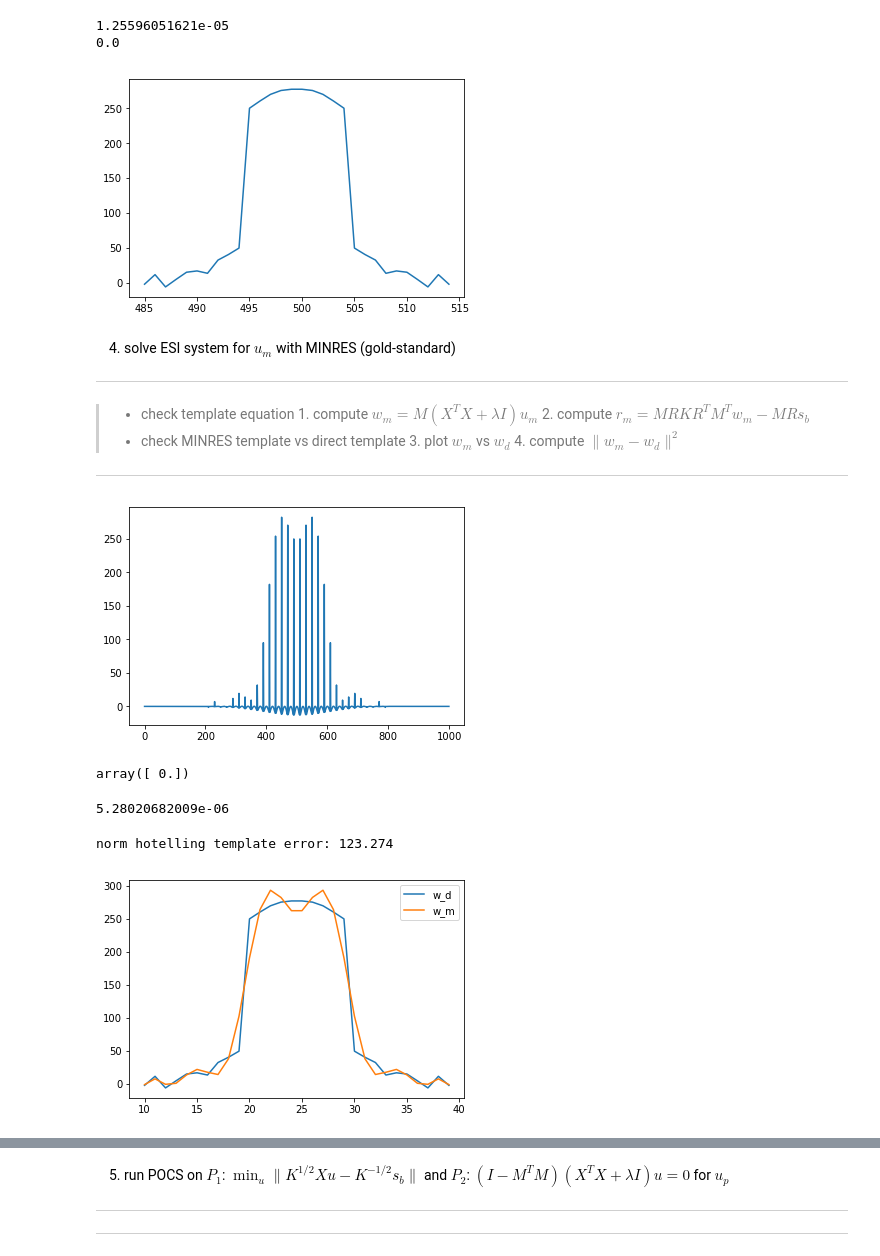
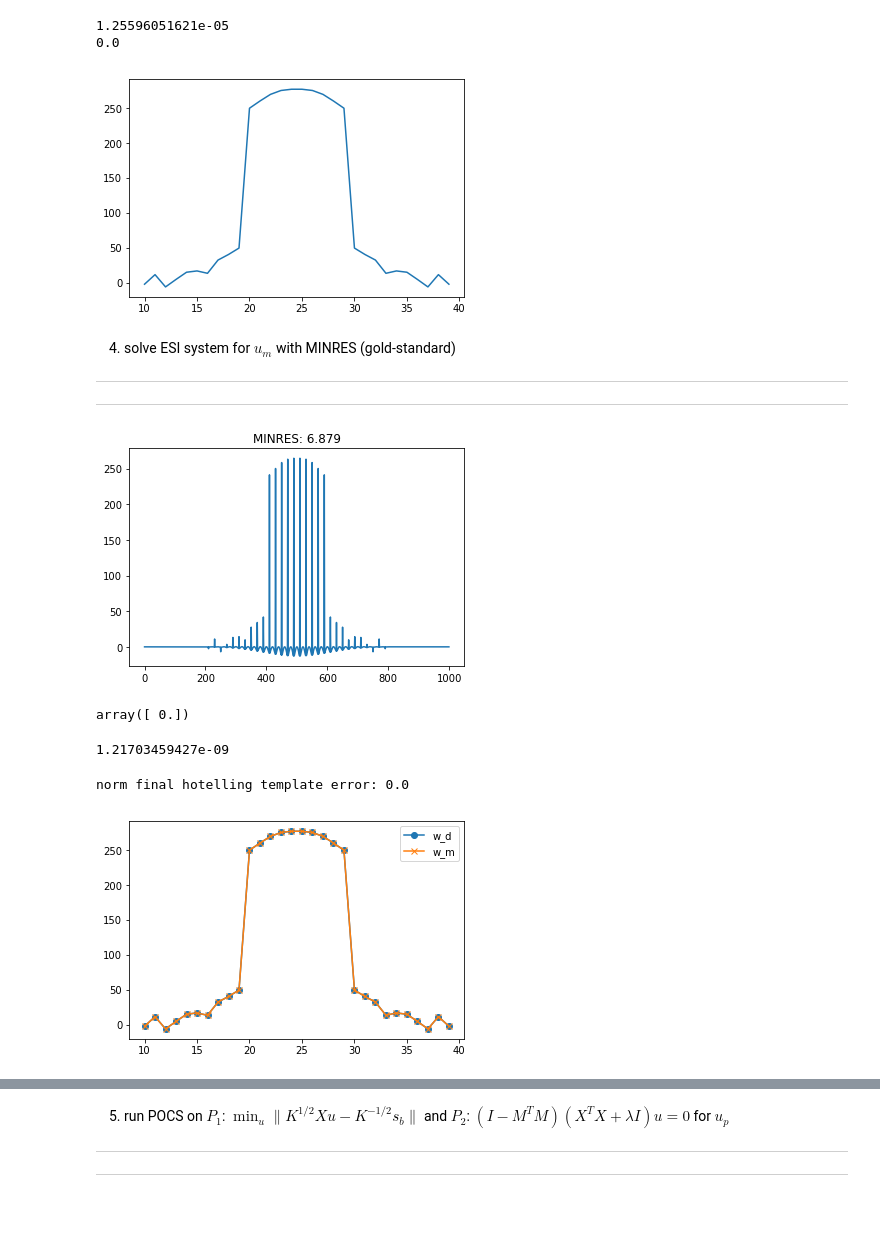
Before and after one commit to zimmerman-cole/ill-condition, a Jupyter notebook: code/pres/intermediate/proj_alg_single_2d.ipynb, the cells around one changed output, grey strips where cells are left out. Drawn from its saved outputs; the diff is of its cells as text; code cells hidden in the pictures; blank space fills up the shorter version.

```diff
--- a/code/pres/intermediate/proj_alg_single_2d.ipynb
+++ b/code/pres/intermediate/proj_alg_single_2d.ipynb
@@ -58,8 +72,8 @@ sigma = 3
 t     = 10
 
 # optimization
-tol   = 1e-5   # tolerance
-niter = 100    # max number of iterations
+tol   = 1e-15  # tolerance
+niter = 1000   # max number of iterations
 dr_sl = 1.5    # dr step length
 beta  = 0.25   # wtd avg for RAAR
 
@@ -81,7 +95,8 @@ msv   = s[0]
 lam   = 1*msv
 
 # problem
-p = problems.Problem(prob='b', n_1=n_1, n_2=n_2, k=k, lam=lam, levels=1, plot=True, ESI=True, ESIN=True, ESI3=True, dir_soln=True)
+p = problems.Problem(prob='b', n_1=n_1, n_2=n_2, k=k, lam=lam, levels=1, plot=True,
+                     ESI=True, ESIN=True, ESI3=True, dir_soln=True)
 p.create_problem(K_diag=np.ones(p.n), sigma=sigma, t=t, sparse=True)
 p.summarize()
 # %% [output]
@@ -148,27 +191,22 @@ print(sum(sum(w_d - w_d_check_check)))
 1.25596051621e-05
 0.0
 # %%
-px_idx = [(p.n-p.k)/2 + i for i in range(p.k)]
+# plot direct template
+px_idx = [(p.n_2-p.k)/2 + i for i in range(p.k)]
 plt.plot(px_idx, w_d)
 plt.show()
 # %% [output]
-[figure, old version]
+[figure, new version]
-# %% [markdown]
-4. solve ESI system for $u_m$ with MINRES (gold-standard)
----
-> - check template equation
-    1. compute $w_m = M(X^T X + \lambda I) u_m$
-    2. compute $r_m = MRK R^T M^T w_m - MR s_b$
-> - check MINRES template vs direct template
-    3. plot $w_m$ vs $w_d$
-    4. compute $\|w_m - w_d\|^2$
-
----
+# %% [markdown]
+4. solve ESI system for $u_m$ with MINRES (gold-standard)
+---
+---
 # %%
 # solve for u
 u_m, _, us_m, mr_m, t_m, tt_m = spsla.minres_track(A=p.ESI_A, b=p.ESI_b, tol=tol, maxiter=niter)
+plt.title('MINRES: '+ str(round(tt_m,3)))
 plt.plot(u_m[0:p.n])
 plt.show()
 # %% [output]
-[figure, old version]
+[figure, new version]
 # %%
@@ -179,24 +217,24 @@ sum(w_m - w_m_check)
 # %% [output]
 array([ 0.])
 # %%
-# compute template residuals
+# compute final template residual
 r_m = p.M.dot(R_d).dot(p.Kb).dot(R_d.T).dot(p.M.T).dot(w_m) - p.M.dot(R_d).dot(p.sb)
 _r_m_ = la.norm(r_m)
 print(_r_m_)
 # %% [output]
-5.28020682009e-06
+1.21703459427e-09
 # %%
-# compute template errors
+# compute final template error
 e_m = w_m - w_d
-print('norm hotelling template error: %s' % round(la.norm(w_m - w_d),3))
+print('norm final hotelling template error: %s' % round(la.norm(e_m),3))
 # %% [output]
-norm hotelling template error: 123.274
+norm final hotelling template error: 0.0
 # %%
-# plot w
+# plot final w
 px_idx = [(p.n_2-p.k)/2 + i for i in range(p.k)]
-plt.plot(px_idx, w_d)
-plt.plot(px_idx, w_m)
+plt.plot(px_idx, w_d,marker='o')
+plt.plot(px_idx, w_m,marker='x')
 plt.legend(['w_d','w_m'])
 plt.show()
 # %% [output]
-[figure, old version]
+[figure, new version]
```
Also changed, not shown: parts of 53 cells of this notebook, 1 other file.
